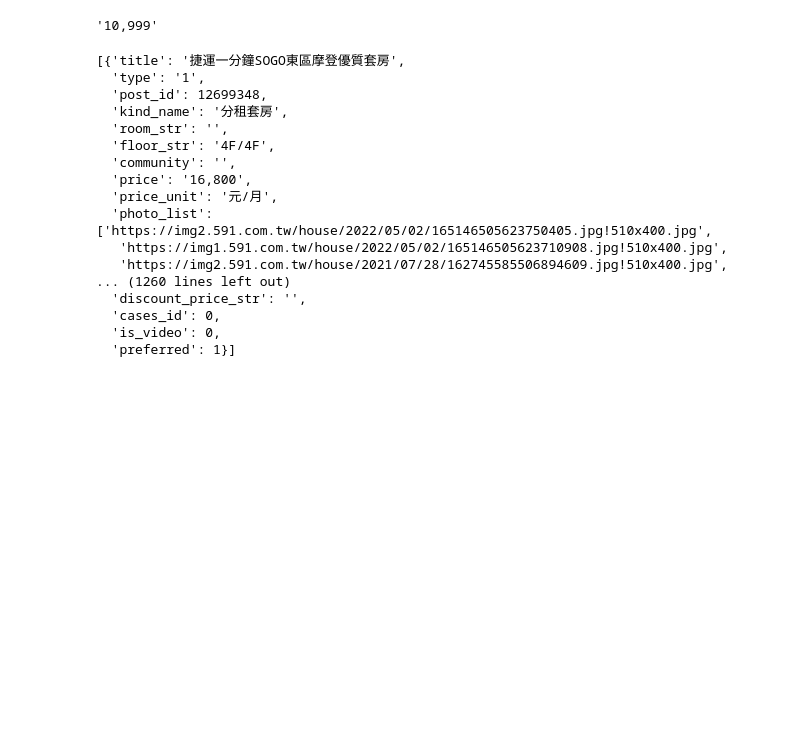
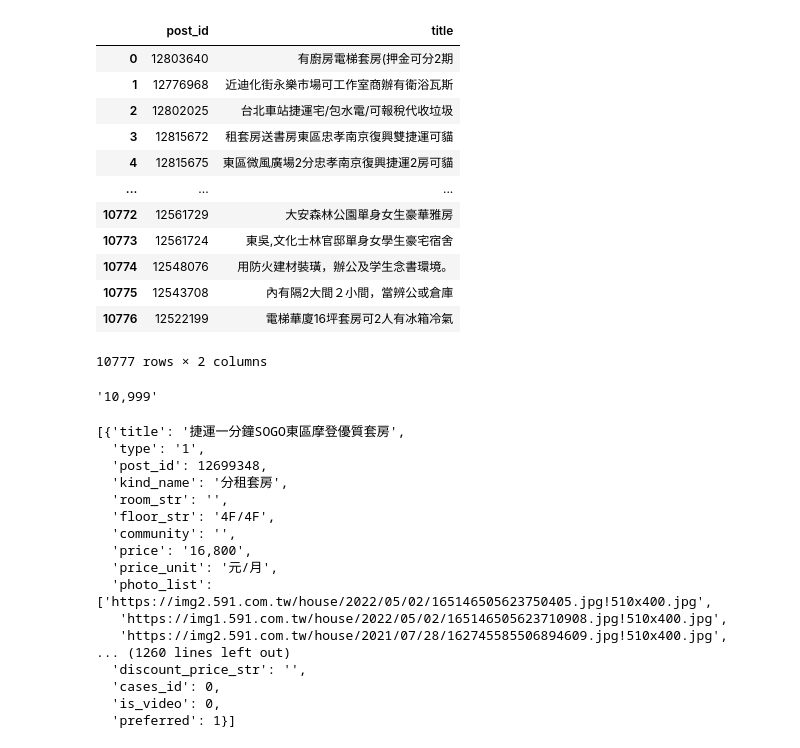
Before and after one commit to GallonShih/BlackHead, a Jupyter notebook: DA_Rental_Market/crawler.ipynb, the cells around one changed output. Cells and saved outputs as stored; diff of their text form; code cells hidden in the pictures; blank space fills up the shorter version.

Commit message:
try to use region_id

```diff
--- a/DA_Rental_Market/crawler.ipynb
+++ b/DA_Rental_Market/crawler.ipynb
@@ -41,7 +79,23 @@ crawler = RentalCrawler()
 # %%
 token = crawler._get_token()
 # %%
-res = crawler._get_rental_list(token=token, region=3, first_row=0)
+df_rental_list = crawler._get_rental_list(token=token, region_id=1)
+# %%
+df_rental_list
+# %% [output]
+|  | post_id | title |
+| 0 | 12803640 | 有廚房電梯套房(押金可分2期 |
+| 1 | 12776968 | 近迪化街永樂市場可工作室商辦有衛浴瓦斯 |
+| 2 | 12802025 | 台北車站捷運宅/包水電/可報稅代收垃圾 |
+| 3 | 12815672 | 租套房送書房東區忠孝南京復興雙捷運可貓 |
+| 4 | 12815675 | 東區微風廣場2分忠孝南京復興捷運2房可貓 |
+| ... | ... | ... |
+| 10772 | 12561729 | 大安森林公園單身女生豪華雅房 |
+| 10773 | 12561724 | 東吳,文化士林官邸單身女學生豪宅宿舍 |
+| 10774 | 12548076 | 用防火建材裝璜，辦公及学生念書環境。 |
+| 10775 | 12543708 | 內有隔2大間２小間，當辨公或倉庫 |
+| 10776 | 12522199 | 電梯華廈16坪套房可2人有冰箱冷氣 |
+10777 rows × 2 columns
 # %%
 res.json()['records']
 # %% [output]
```
Also changed, not shown: parts of 13 cells of this notebook, 1 other file.
